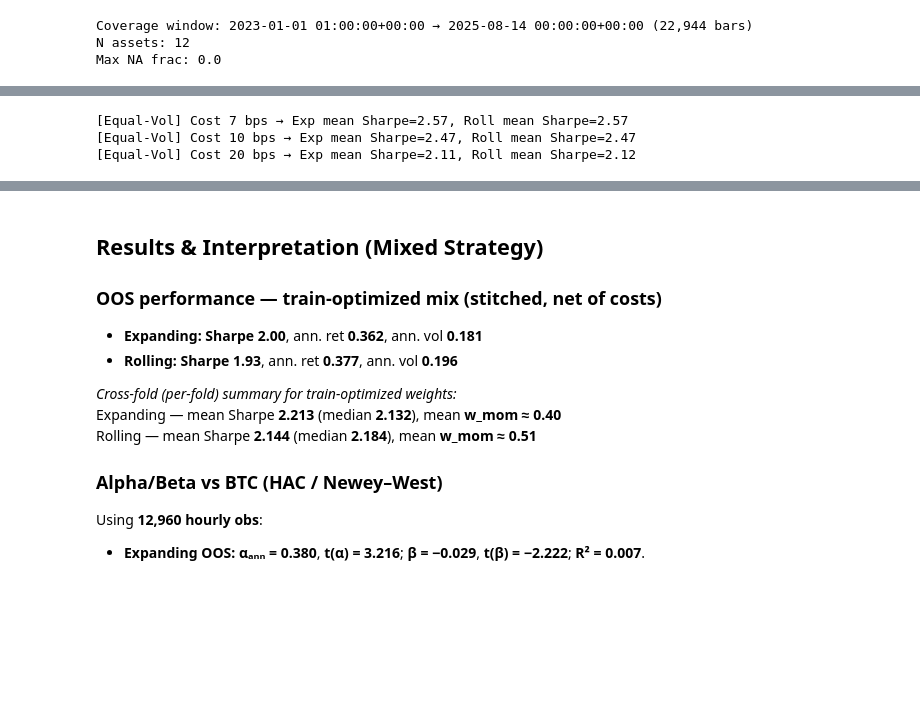
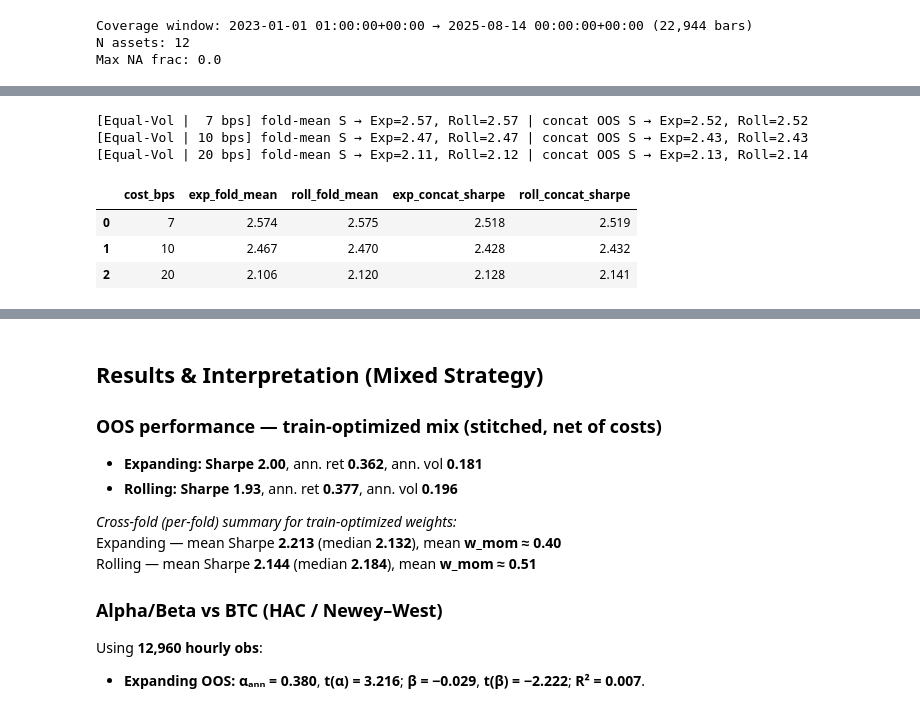
Before and after one commit to ccollins80/crypto-stat-arb, a Jupyter notebook: notebooks/06_mixed_strategy_walk_forward.ipynb, the cells around one changed output, grey strips where cells are left out. Drawn from its saved outputs; the diff is of its cells as text; code cells hidden in the pictures; blank space fills up the shorter version.

```diff
--- a/notebooks/06_mixed_strategy_walk_forward.ipynb
+++ b/notebooks/06_mixed_strategy_walk_forward.ipynb
@@ -180,30 +158,63 @@ Rolling   (train-opt) — mean Sharpe: 2.144 | median: 2.184 | mean w_mom: 0.507
 # %%
-# === Cost sensitivity (REFERENCE: Equal-Vol mix) ===
+# === Cost sensitivity (Equal-Vol) — per-fold mean vs concatenated OOS Sharpe ===
+rows = []
 for bps in [7, 10, 20]:
-    df_e, _ = run_walk_forward_mixed(
+    # Expanding
+    df_e, oos_e = run_walk_forward_mixed(
         ret, params_rev, params_mom,
         every_rev=every_rev, every_mom=every_mom,
         mix_mode="equal_vol",
         train_days=365, test_days=90, mode="expanding",
         cost_bps=bps,
         reversal_func=cs_reversal_weights,
         momentum_func=cs_momentum_weights,
     )
-    df_r, _ = run_walk_forward_mixed(
+    # Rolling
+    df_r, oos_r = run_walk_forward_mixed(
         ret, params_rev, params_mom,
         every_rev=every_rev, every_mom=every_mom,
         mix_mode="equal_vol",
         train_days=365, test_days=90, mode="rolling",
         cost_bps=bps,
         reversal_func=cs_reversal_weights,
         momentum_func=cs_momentum_weights,
     )
+
+    # per-fold means
+    fold_mean_e = float(df_e["test_sharpe"].mean())
+    fold_mean_r = float(df_r["test_sharpe"].mean())
+
+    # concatenated OOS Sharpe (simple returns; ANNUALIZATION should match your bar frequency)
+    r_e = oos_e.dropna(); mu_e = r_e.mean() * ANNUALIZATION; sig_e = r_e.std(ddof=0) * (ANNUALIZATION ** 0.5)
+    r_r = oos_r.dropna(); mu_r = r_r.mean() * ANNUALIZATION; sig_r = r_r.std(ddof=0) * (ANNUALIZATION ** 0.5)
+    concat_e = (mu_e / sig_e) if (sig_e and sig_e != 0) else float("nan")
+    concat_r = (mu_r / sig_r) if (sig_r and sig_r != 0) else float("nan")
+
     print(
-        f"[Equal-Vol] Cost {bps} bps → Exp mean Sharpe={df_e['test_sharpe'].mean():.2f}, "
-        f"Roll mean Sharpe={df_r['test_sharpe'].mean():.2f}"
+        f"[Equal-Vol | {bps:>2} bps] "
+        f"fold-mean S → Exp={fold_mean_e:.2f}, Roll={fold_mean_r:.2f} | "
+        f"concat OOS S → Exp={concat_e:.2f}, Roll={concat_r:.2f}"
     )
+
+    rows.append({
+        "cost_bps": bps,
+        "exp_fold_mean": round(fold_mean_e, 3),
+        "roll_fold_mean": round(fold_mean_r, 3),
+        "exp_concat_sharpe": round(concat_e, 3),
+        "roll_concat_sharpe": round(concat_r, 3),
+    })
+
+cost_summary = pd.DataFrame(
+    rows,
+    columns=["cost_bps", "exp_fold_mean", "roll_fold_mean", "exp_concat_sharpe", "roll_concat_sharpe"]
+)
+display(cost_summary)
 # %% [output]
-[Equal-Vol] Cost 7 bps → Exp mean Sharpe=2.57, Roll mean Sharpe=2.57
-[Equal-Vol] Cost 10 bps → Exp mean Sharpe=2.47, Roll mean Sharpe=2.47
-[Equal-Vol] Cost 20 bps → Exp mean Sharpe=2.11, Roll mean Sharpe=2.12
+[Equal-Vol |  7 bps] fold-mean S → Exp=2.57, Roll=2.57 | concat OOS S → Exp=2.52, Roll=2.52
+[Equal-Vol | 10 bps] fold-mean S → Exp=2.47, Roll=2.47 | concat OOS S → Exp=2.43, Roll=2.43
+[Equal-Vol | 20 bps] fold-mean S → Exp=2.11, Roll=2.12 | concat OOS S → Exp=2.13, Roll=2.14
+|  | cost_bps | exp_fold_mean | roll_fold_mean | exp_concat_sharpe | roll_concat_sharpe |
+| 0 | 7 | 2.574 | 2.575 | 2.518 | 2.519 |
+| 1 | 10 | 2.467 | 2.470 | 2.428 | 2.432 |
+| 2 | 20 | 2.106 | 2.120 | 2.128 | 2.141 |
 # %%
```
Also changed, not shown: parts of 6 cells of this notebook, 4 other files.
